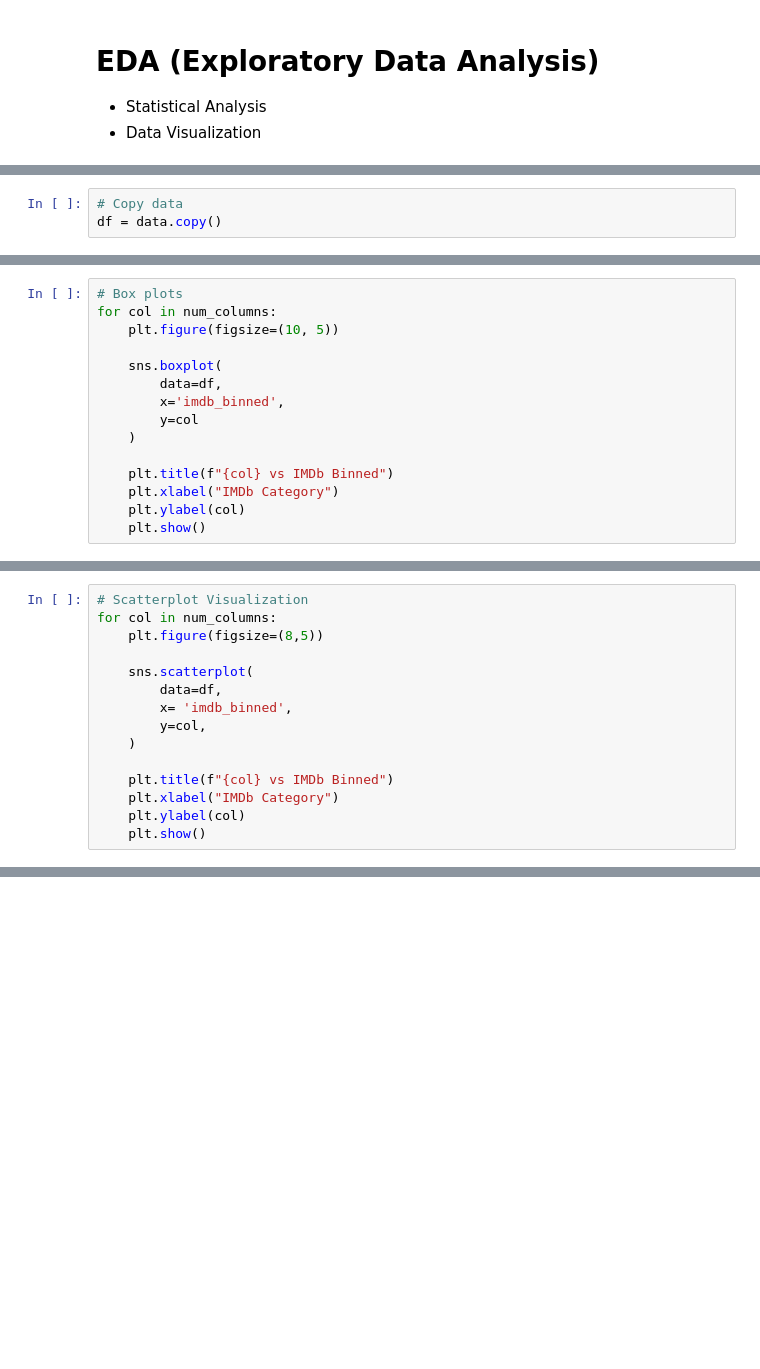
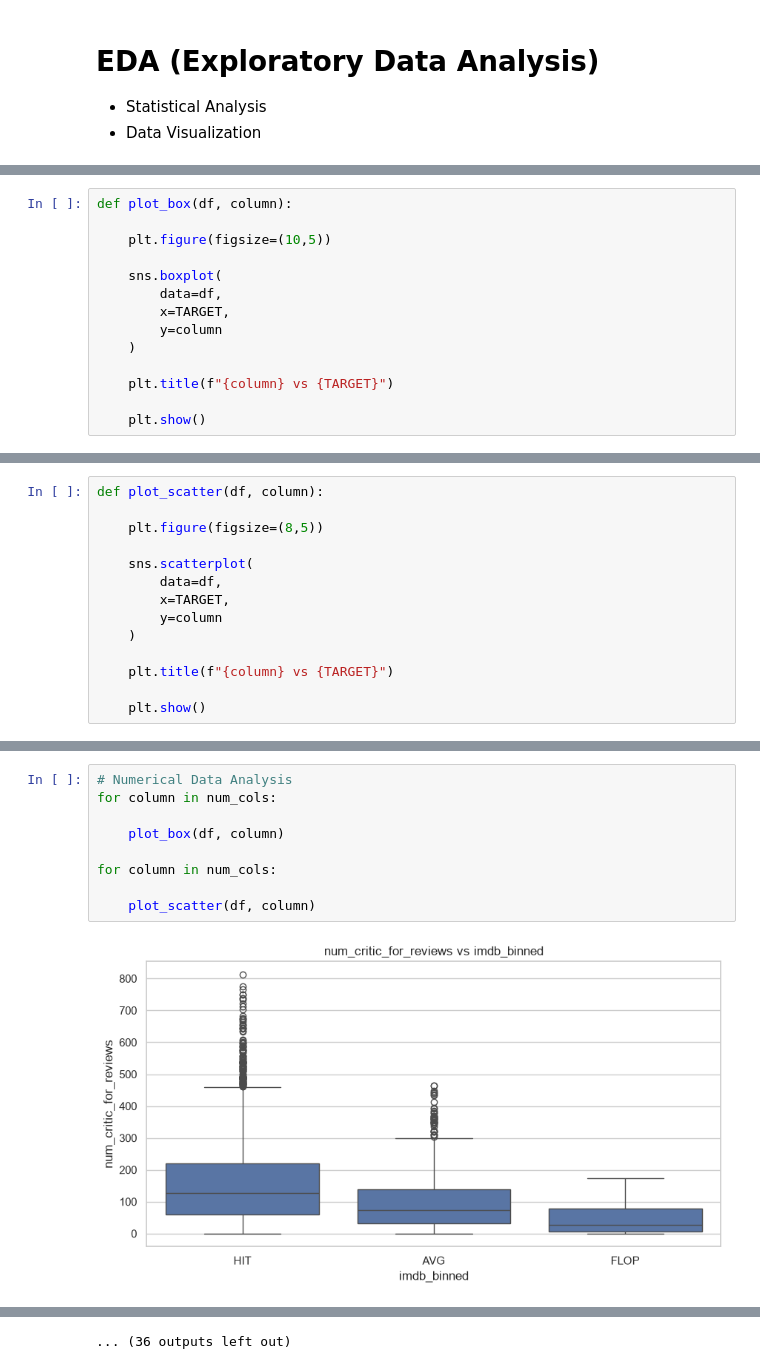
Before and after one commit to sreyapatra33-creator/Movie_Success_Prediction, a Jupyter notebook: EDA_Movie_Success.ipynb, the cells around one changed output, grey strips where cells are left out. Drawn from its saved outputs; the diff is of its cells as text; blank space fills up the shorter version.

```diff
--- a/EDA_Movie_Success.ipynb
+++ b/EDA_Movie_Success.ipynb
@@ -22,3 +20,0 @@ data.head()
-# %%
-# Copy data
-df = data.copy()
@@ -159,15 +74,14 @@ plt.show()
 # %%
-# Box plots
-for col in num_columns:
-    plt.figure(figsize=(10, 5))
+def plot_box(df, column):
+
+    plt.figure(figsize=(10,5))
 
     sns.boxplot(
         data=df,
-        x='imdb_binned',
-        y=col
+        x=TARGET,
+        y=column
     )
 
-    plt.title(f"{col} vs IMDb Binned")
-    plt.xlabel("IMDb Category")
-    plt.ylabel(col)
+    plt.title(f"{column} vs {TARGET}")
+
     plt.show()
@@ -188,15 +88,14 @@ for col in num_columns:
 # %%
-# Scatterplot Visualization
-for col in num_columns:
+def plot_scatter(df, column):
+
     plt.figure(figsize=(8,5))
 
     sns.scatterplot(
         data=df,
-        x= 'imdb_binned',
-        y=col,
+        x=TARGET,
+        y=column
     )
 
-    plt.title(f"{col} vs IMDb Binned")
-    plt.xlabel("IMDb Category")
-    plt.ylabel(col)
+    plt.title(f"{column} vs {TARGET}")
+
     plt.show()
@@ -243,0 +264,11 @@ for col in cat_columns:
+# %%
+# Numerical Data Analysis
+for column in num_cols:
+
+    plot_box(df, column)
+
+for column in num_cols:
+
+    plot_scatter(df, column)
+# %% [output]
+[figure, added]
@@ -243,0 +286 @@ for col in cat_columns:
+... (36 outputs left out)
```
Also changed, not shown: parts of 27 cells of this notebook, 22 other files.
